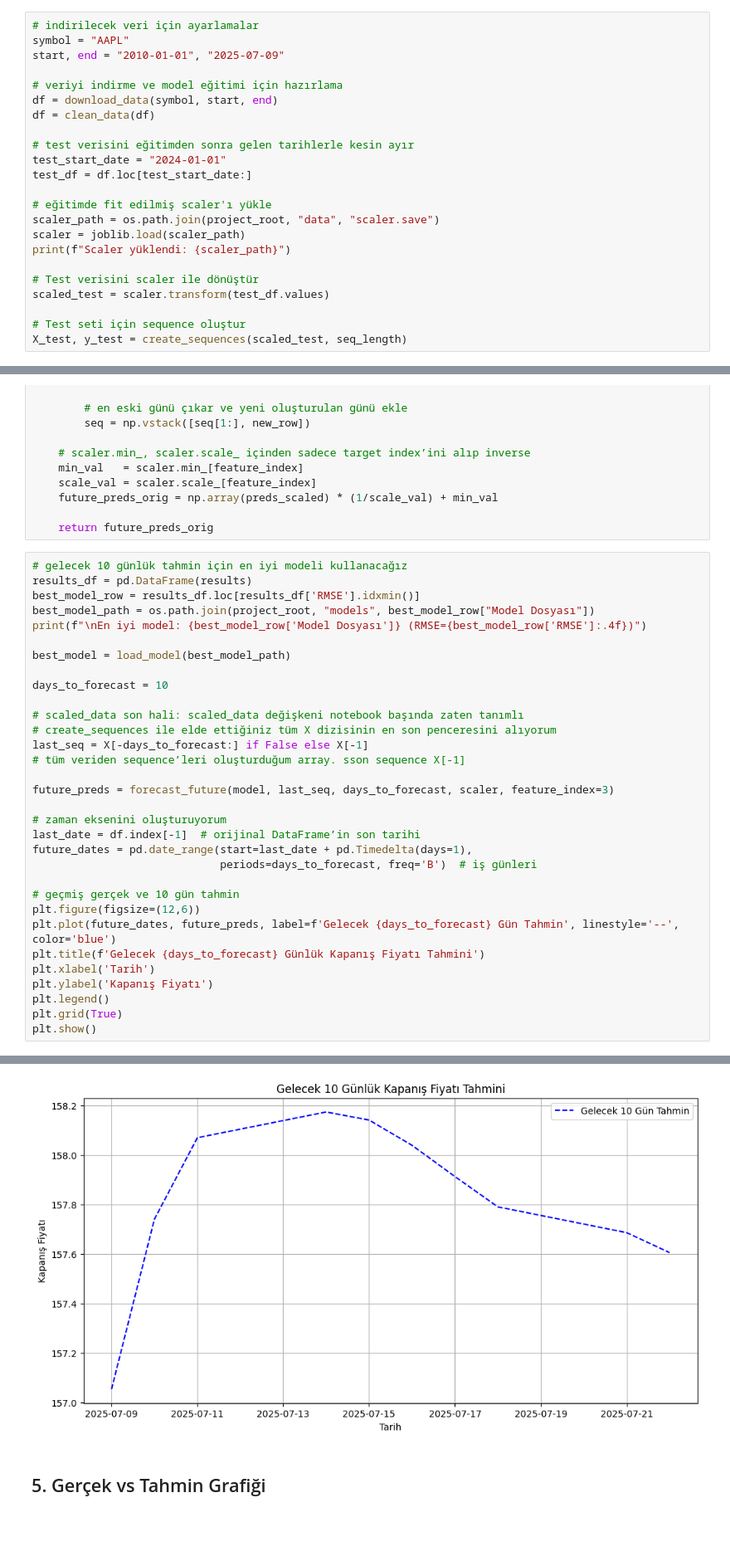
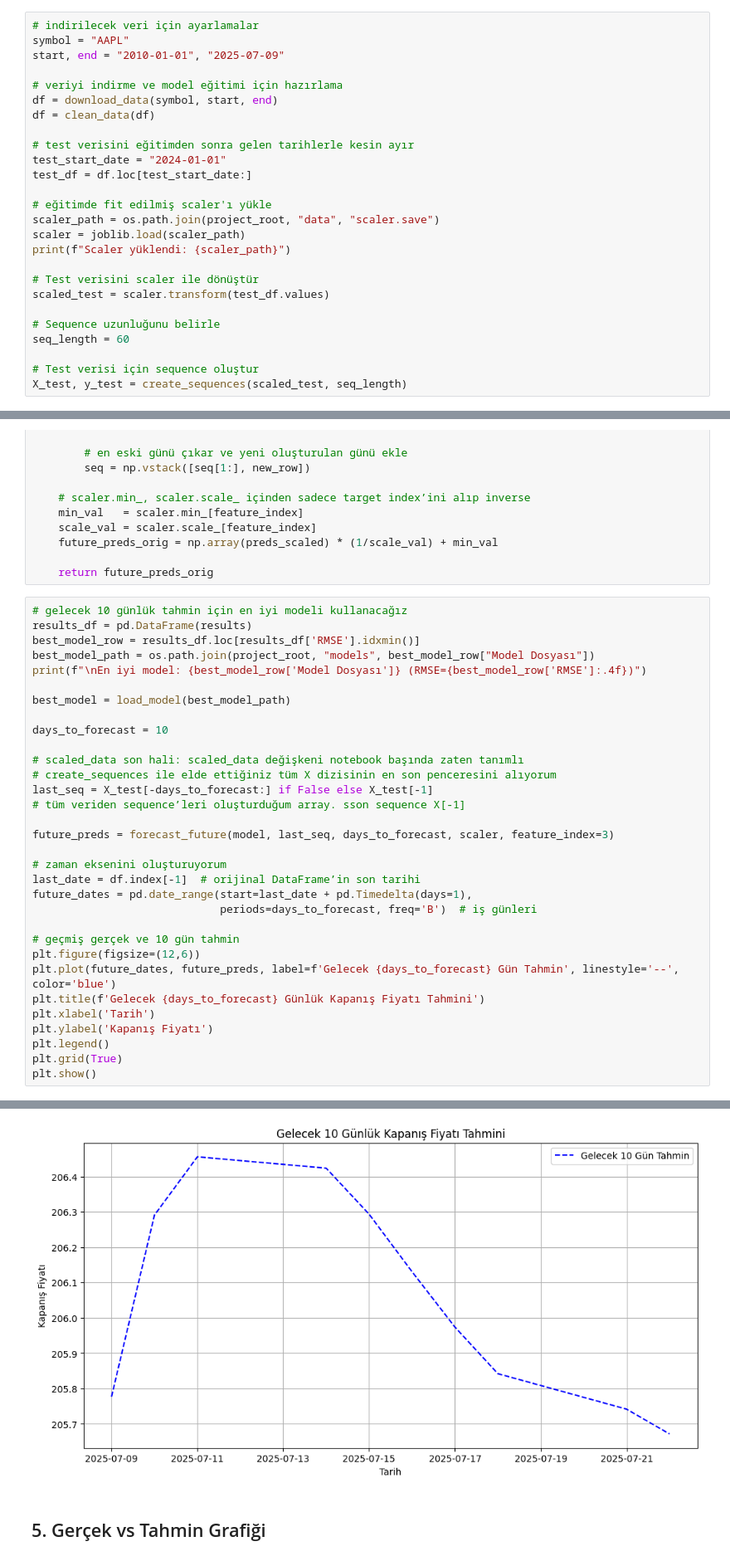
Before and after one commit to acoplu/borsa-aslani, a Jupyter notebook: notebooks/02_test_LSTM.ipynb, the cells around one changed output, grey strips where cells are left out. Shown: that part at 83% size. Saved outputs shown, nothing was run; the diff lists cells and outputs as text; blank space fills up the shorter version.

```diff
--- a/notebooks/02_test_LSTM.ipynb
+++ b/notebooks/02_test_LSTM.ipynb
@@ -45,7 +58,10 @@ print(f"Scaler yüklendi: {scaler_path}")
 # Test verisini scaler ile dönüştür
 scaled_test = scaler.transform(test_df.values)
 
-# Test seti için sequence oluştur
+# Sequence uzunluğunu belirle
+seq_length = 60
+
+# Test verisi için sequence oluştur
 X_test, y_test = create_sequences(scaled_test, seq_length)
 # %% [output]
 Scaler yüklendi: /home/outro/vscode_projects/borsa-aslani/data/scaler.save
@@ -200,7 +217,7 @@ days_to_forecast = 10
 
 # scaled_data son hali: scaled_data değişkeni notebook başında zaten tanımlı
 # create_sequences ile elde ettiğiniz tüm X dizisinin en son penceresini alıyorum
-last_seq = X[-days_to_forecast:] if False else X[-1]
+last_seq = X_test[-days_to_forecast:] if False else X_test[-1]
 # tüm veriden sequence’leri oluşturduğum array. sson sequence X[-1]
 
 future_preds = forecast_future(model, last_seq, days_to_forecast, scaler, feature_index=3)
@@ -235,4 +252,4 @@ WARNING:absl:Compiled the loaded model, but the compiled metrics have yet to be
-[figure, old version]
+[figure, new version]
 # %% [markdown]
 ## 5. Gerçek vs Tahmin Grafiği
 # %%
```
Also changed, not shown: parts of 6 cells of this notebook, 16 other files.
